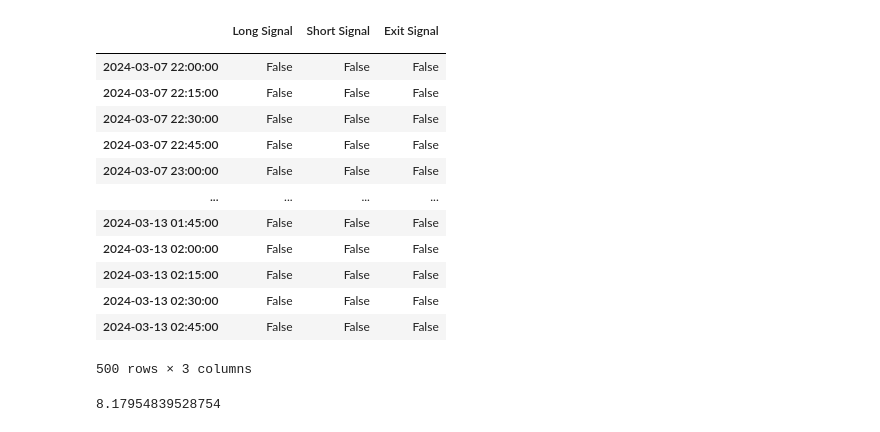
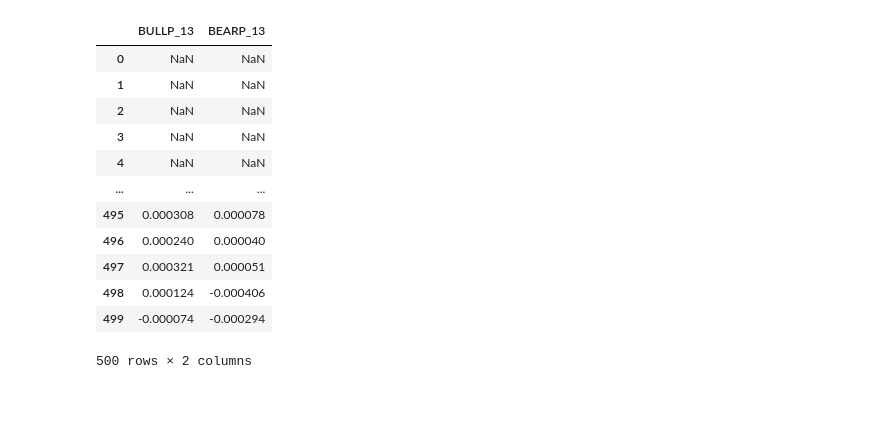
Before and after one commit to ulkeeren/binancebot, a Jupyter notebook: main.ipynb, the cells around one changed output. Cells and saved outputs as stored; diff of their text form; code cells hidden in the pictures; blank space fills up the shorter version.

```diff
--- a/main.ipynb
+++ b/main.ipynb
@@ -26,20 +31,18 @@ chz_chart.draw_donchian(data,14)
+# %%
+ta.momentum.eri(data["High"],data["Low"],data["Close"])
+# %% [output]
+|  | BULLP_13 | BEARP_13 |
+| 0 | NaN | NaN |
+| 1 | NaN | NaN |
+| 2 | NaN | NaN |
+| 3 | NaN | NaN |
+| 4 | NaN | NaN |
+| ... | ... | ... |
+| 495 | 0.000308 | 0.000078 |
+| 496 | 0.000240 | 0.000040 |
+| 497 | 0.000321 | 0.000051 |
+| 498 | 0.000124 | -0.000406 |
+| 499 | -0.000074 | -0.000294 |
+500 rows × 2 columns
 # %%
 chz_chart.plot()
-# %%
-signals = strats.donchian_strat(data)
-signals
-# %% [output]
-|  | Long Signal | Short Signal | Exit Signal |
-|  |  |  |  |
-| 2024-03-07 22:00:00 | False | False | False |
-| 2024-03-07 22:15:00 | False | False | False |
-| 2024-03-07 22:30:00 | False | False | False |
-| 2024-03-07 22:45:00 | False | False | False |
-| 2024-03-07 23:00:00 | False | False | False |
-| ... | ... | ... | ... |
-| 2024-03-13 01:45:00 | False | False | False |
-| 2024-03-13 02:00:00 | False | False | False |
-| 2024-03-13 02:15:00 | False | False | False |
-| 2024-03-13 02:30:00 | False | False | False |
-| 2024-03-13 02:45:00 | False | False | False |
-500 rows × 3 columns
@@ -51,6 +49,2 @@ pnl = Long_PNL.total_profit() + Short_PNL.total_profit()
-# %%
-pnl
-# %% [output]
-8.17954839528754
 # %%
 #Long_PNL.value().vbt.plot() portfolio plotting function
```
Also changed, not shown: parts of 17 cells of this notebook, 5 other files.
